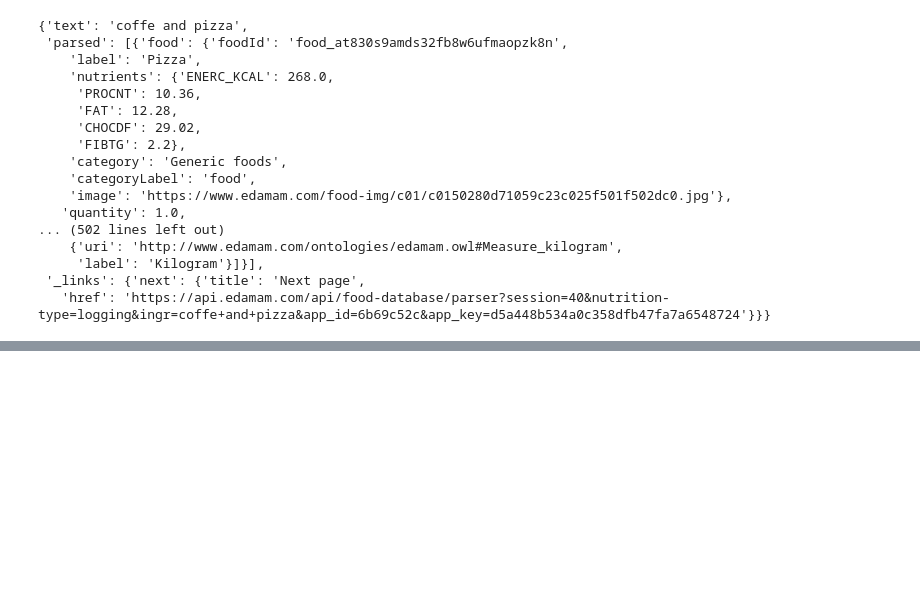
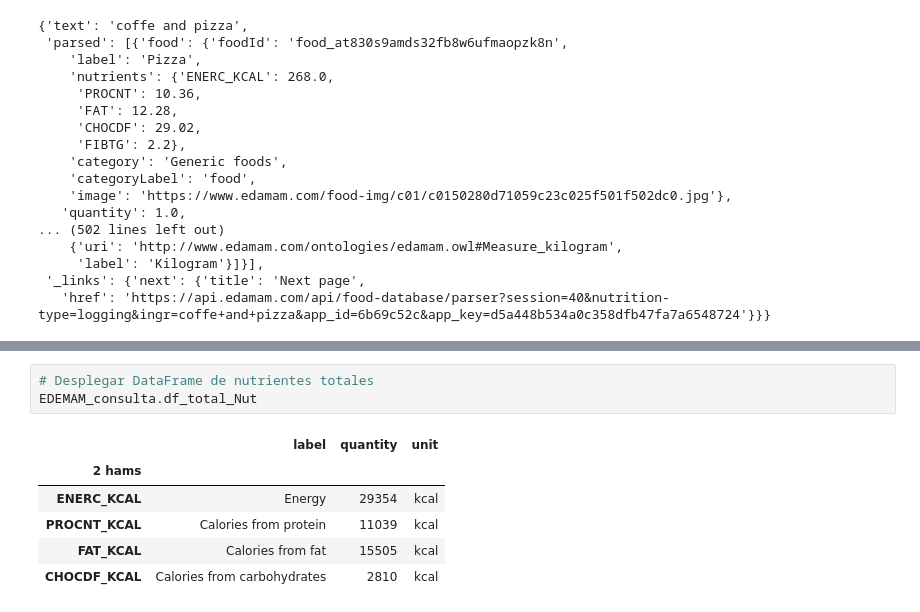
Before and after one commit to SamuelCortez2008/API-EDAMAM, a Jupyter notebook: API_EDEMAM_OSCM.ipynb, the cells around one changed output, grey strips where cells are left out. Drawn from its saved outputs; the diff is of its cells as text; blank space fills up the shorter version.

```diff
--- a/API_EDEMAM_OSCM.ipynb
+++ b/API_EDEMAM_OSCM.ipynb
@@ -217,0 +236,10 @@ Response_Recipe
+# %%
+# Desplegar DataFrame de nutrientes totales
+EDEMAM_consulta.df_total_Nut
+# %% [output]
+|  | label | quantity | unit |
+| 2 hams |  |  |  |
+| ENERC_KCAL | Energy | 29354 | kcal |
+| PROCNT_KCAL | Calories from protein | 11039 | kcal |
+| FAT_KCAL | Calories from fat | 15505 | kcal |
+| CHOCDF_KCAL | Calories from carbohydrates | 2810 | kcal |
```
Also changed, not shown: parts of 3 cells of this notebook.
